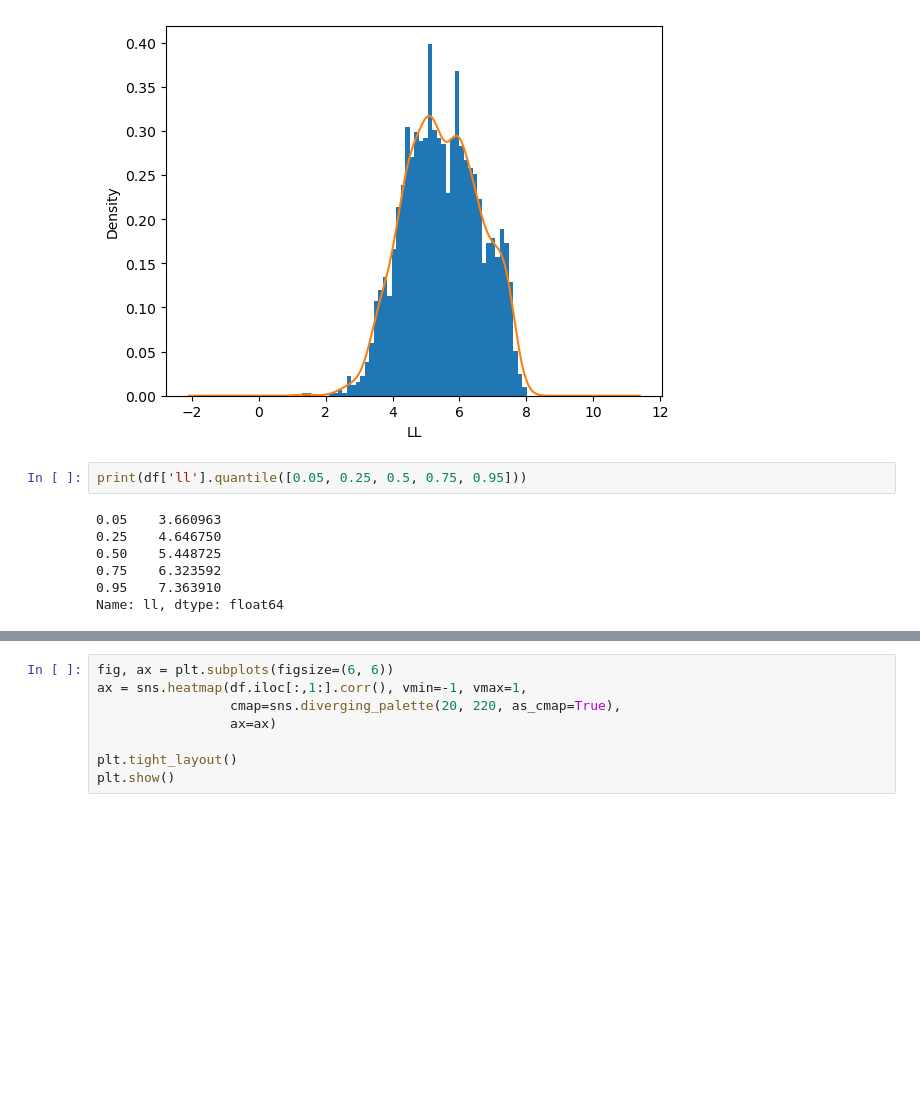
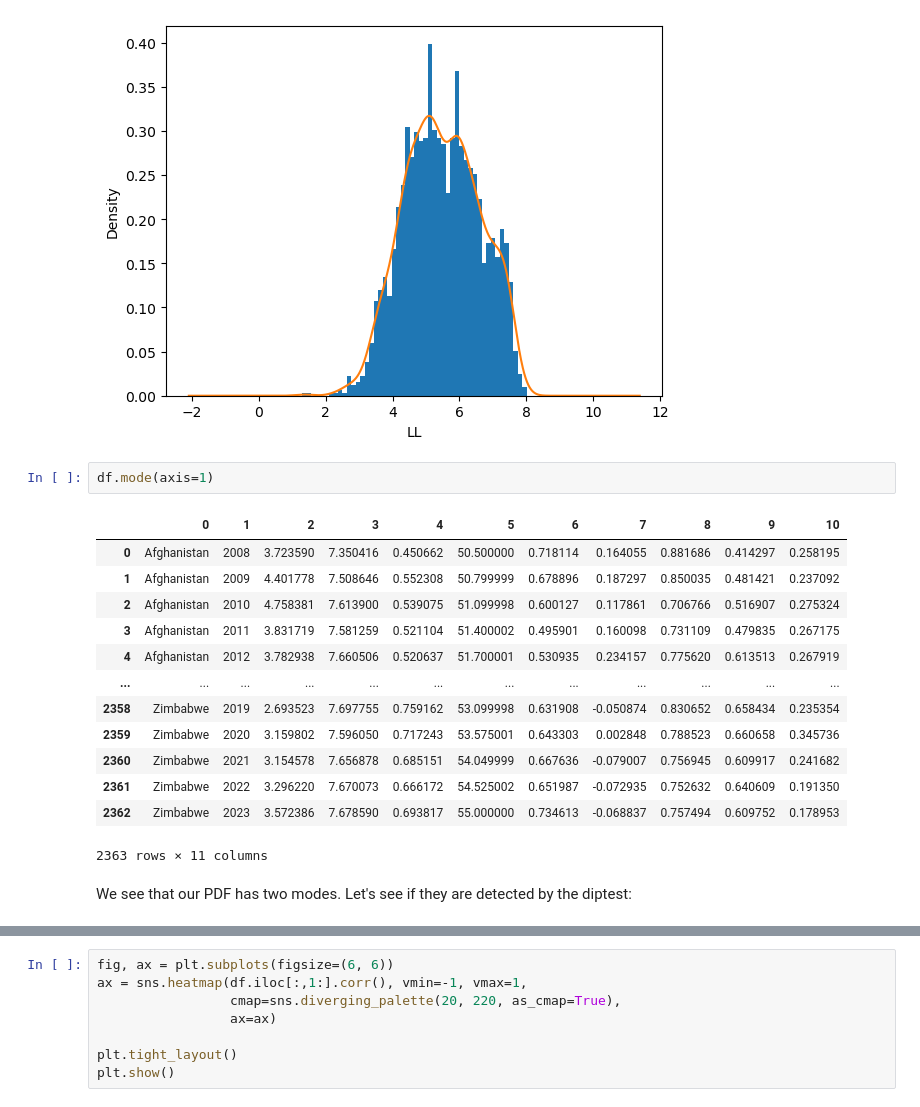
Before and after one commit to olavbm/practical-statistics-for-data-scientists-, a Jupyter notebook: python/notebooks/WHR.ipynb, the cells around one changed output, grey strips where cells are left out. Saved outputs shown, nothing was run; the diff lists cells and outputs as text; blank space fills up the shorter version.

```diff
--- a/python/notebooks/WHR.ipynb
+++ b/python/notebooks/WHR.ipynb
@@ -168,12 +270,21 @@ ax.set_xlabel("LL")
 # %% [output]
 Text(0.5, 0, 'LL')
 [figure]
-# %%
-print(df['ll'].quantile([0.05, 0.25, 0.5, 0.75, 0.95]))
-# %% [output]
-0.05    3.660963
-0.25    4.646750
-0.50    5.448725
-0.75    6.323592
-0.95    7.363910
-Name: ll, dtype: float64
+# %%
+df.mode(axis=1)
+# %% [output]
+|  | 0 | 1 | 2 | 3 | 4 | 5 | 6 | 7 | 8 | 9 | 10 |
+| 0 | Afghanistan | 2008 | 3.723590 | 7.350416 | 0.450662 | 50.500000 | 0.718114 | 0.164055 | 0.881686 | 0.414297 | 0.258195 |
+| 1 | Afghanistan | 2009 | 4.401778 | 7.508646 | 0.552308 | 50.799999 | 0.678896 | 0.187297 | 0.850035 | 0.481421 | 0.237092 |
+| 2 | Afghanistan | 2010 | 4.758381 | 7.613900 | 0.539075 | 51.099998 | 0.600127 | 0.117861 | 0.706766 | 0.516907 | 0.275324 |
+| 3 | Afghanistan | 2011 | 3.831719 | 7.581259 | 0.521104 | 51.400002 | 0.495901 | 0.160098 | 0.731109 | 0.479835 | 0.267175 |
+| 4 | Afghanistan | 2012 | 3.782938 | 7.660506 | 0.520637 | 51.700001 | 0.530935 | 0.234157 | 0.775620 | 0.613513 | 0.267919 |
+| ... | ... | ... | ... | ... | ... | ... | ... | ... | ... | ... | ... |
+| 2358 | Zimbabwe | 2019 | 2.693523 | 7.697755 | 0.759162 | 53.099998 | 0.631908 | -0.050874 | 0.830652 | 0.658434 | 0.235354 |
+| 2359 | Zimbabwe | 2020 | 3.159802 | 7.596050 | 0.717243 | 53.575001 | 0.643303 | 0.002848 | 0.788523 | 0.660658 | 0.345736 |
+| 2360 | Zimbabwe | 2021 | 3.154578 | 7.656878 | 0.685151 | 54.049999 | 0.667636 | -0.079007 | 0.756945 | 0.609917 | 0.241682 |
+| 2361 | Zimbabwe | 2022 | 3.296220 | 7.670073 | 0.666172 | 54.525002 | 0.651987 | -0.072935 | 0.752632 | 0.640609 | 0.191350 |
+| 2362 | Zimbabwe | 2023 | 3.572386 | 7.678590 | 0.693817 | 55.000000 | 0.734613 | -0.068837 | 0.757494 | 0.609752 | 0.178953 |
+2363 rows × 11 columns
+# %% [markdown]
+We see that our PDF has two modes. Let's see if they are detected by the diptest:
```
Also changed, not shown: parts of 20 cells of this notebook.
